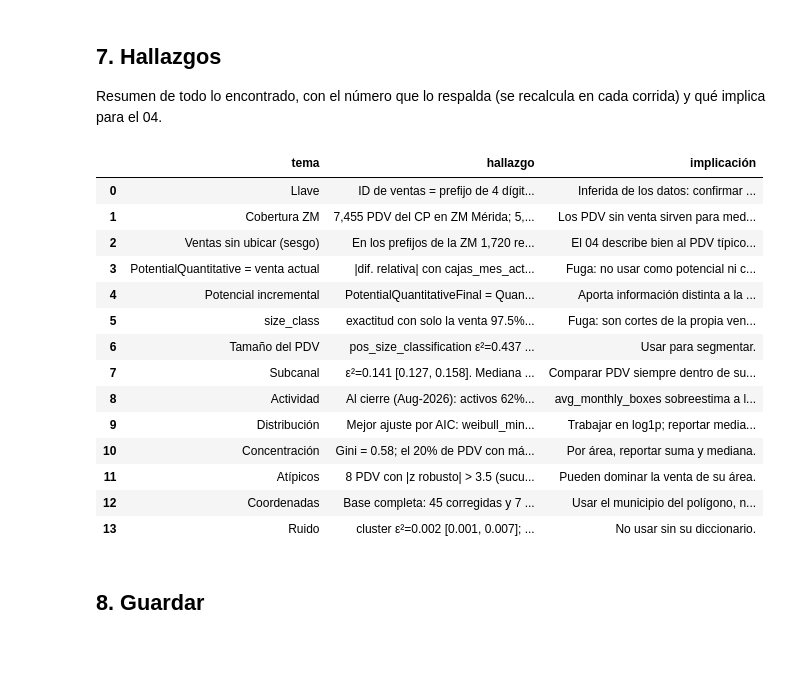
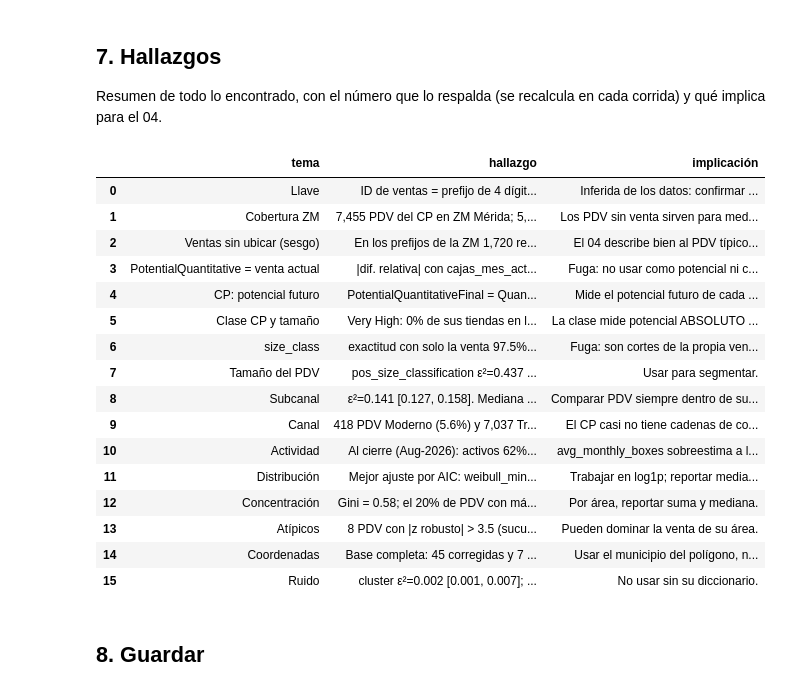
Before and after one commit to asuskf-kin/mx-retail-geodemographics, a Jupyter notebook: notebooks/ejecutados/merida/00_ventas_cp_validacion.ipynb, the cells around one changed output. Cells and saved outputs as stored; diff of their text form; code cells hidden in the pictures; blank space fills up the shorter version.

```diff
--- a/notebooks/ejecutados/merida/00_ventas_cp_validacion.ipynb
+++ b/notebooks/ejecutados/merida/00_ventas_cp_validacion.ipynb
@@ -337,7 +357,7 @@ pdv["tasa_actividad"] = (pdv.meses_activos / pdv.meses_vida).clip(upper=1)
 pdv["recencia_meses"] = meses(pdv.ultima_venta, cierre)
 pdv["estado_actividad"] = pd.cut(pdv.recencia_meses, [-1, 0, 2, 99], labels=["activo", "en riesgo (1-2 m)", "inactivo (3+ m)"])
 pdv["alta_reciente"] = pdv.primera_venta > fin - pd.DateOffset(months=6)
-pdv = pdv.join(cp.set_index("pos_id")[["pos_name", "pos_subchannel", "pos_size_classification"]])
+pdv = pdv.join(cp.set_index("pos_id")[["pos_name", "pos_subchannel", "pos_size_classification", "cadena", "canal"]])
 print(f"Cierre de la ventana: {fin.date()} | PDV con venta, en CP y en {C.ZM_NOMBRE}: {len(pdv):,}")
 display(pdv.estado_actividad.value_counts().to_frame("PDV"))
 # %% [output]
@@ -463,0 +490,17 @@ display(pd.DataFrame({"S(t) total": hitos, **{k: v.reindex(range(1, 24)).ffill()
+# %%
+cp_zm = cp[cp.en_zm]
+canal_tab = pd.crosstab([cp_zm.canal, cp_zm.pos_subchannel], cp_zm.pos_id.isin(pdv.index).rename("con venta"), margins=True)
+display(canal_tab)
+display(cp_zm[cp_zm.canal == "Moderno"].groupby("cadena").agg(PDV=("pos_id", "size"), con_venta=("pos_id", lambda x: x.isin(pdv.index).sum()))
+        .sort_values("PDV", ascending=False))
+comp_canal = []
+for sc, g in pdv.groupby("pos_subchannel"):
+    mo, tr = g.loc[g.canal == "Moderno", "cajas_mes_vida"], g.loc[g.canal == "Tradicional", "cajas_mes_vida"]
+    if len(mo) >= 20 and len(tr) >= 20:
+        comp_canal.append({"subcanal": sc, "n Moderno": len(mo), "n Tradicional": len(tr), "mediana Moderno": mo.median(),
+                           "mediana Tradicional": tr.median(), "cliff_delta (M vs T)": eda.cliff_delta(mo, tr),
+                           "p": stats.mannwhitneyu(mo, tr).pvalue})
+comp_canal = pd.DataFrame(comp_canal)
+if len(comp_canal):
+    comp_canal["q_BH"] = stats.false_discovery_control(comp_canal.p, method="bh")
+display(comp_canal)
@@ -474,7 +549,7 @@ display(red)
 x = cp.set_index("pos_id")
 print("Identidad PotentialQuantitativeFinal = Quantitative × EstimatedToCover:",
       bool(np.allclose(x.PotentialQuantitativeFinal_TotalPortafolio, x.PotentialQuantitative_TotalPortafolio * x.PotentialEstimatedToCover_TotalPortafolio, equal_nan=True)))
-cruce = pdv.join(x.drop(columns=["pos_name", "pos_subchannel", "pos_size_classification"]), how="left")
+cruce = pdv.join(x.drop(columns=["pos_name", "pos_subchannel", "pos_size_classification", "cadena", "canal"]), how="left")
 rel = (cruce.PotentialQuantitative_TotalPortafolio / cruce.cajas_mes_activo - 1).abs()
 print(f"PotentialQuantitative vs cajas_mes_activo: |diferencia relativa| mediana {rel.median():.4f}, p95 {rel.quantile(.95):.4f}; "
       f"idénticas (±0.01 cajas) en {np.isclose(cruce.PotentialQuantitative_TotalPortafolio, cruce.cajas_mes_activo, atol=0.011).mean():.1%}")
@@ -523,0 +607,12 @@ display(cruce.groupby("size_class").cajas_mes_activo.agg(["count", "min", "max"]
+# %%
+dec = pd.qcut(cruce.cajas_mes_activo.rank(method="first"), 10, labels=[f"D{i}" for i in range(1, 11)])
+t_cls = pd.crosstab(dec, cruce.PotentialQualitative_TotalPortafolio).reindex(columns=["Low", "Moderate", "High", "Very High"]).fillna(0).astype(int)
+chi = stats.chi2_contingency(t_cls)
+vh_inf = t_cls.loc[[f"D{i}" for i in range(1, 6)], "Very High"].sum() / t_cls["Very High"].sum()
+etc = cruce[["PotentialEstimatedToCover_TotalPortafolio", "cajas_mes_activo"]].dropna()
+rho_etc = stats.spearmanr(etc.iloc[:, 0], etc.iloc[:, 1])
+rho_fin = stats.spearmanr(*cruce[["PotentialQuantitativeFinal_TotalPortafolio", "cajas_mes_activo"]].dropna().T.values)
+clase_tamano = (f"Very High: {vh_inf:.0%} de sus tiendas en la mitad inferior de venta (D1–D5); χ² p = {chi.pvalue:.0e}, "
+                f"V de Cramér = {eda.cramer_v(t_cls):.2f}. Potencial final vs venta ρ = {rho_fin[0]:+.2f}; brecha relativa vs venta ρ = {rho_etc[0]:+.2f}.")
+print(clase_tamano)
+display(t_cls)
@@ -709,50 +821,60 @@ hallazgos = pd.DataFrame([
     ("PotentialQuantitative = venta actual", f"|dif. relativa| con cajas_mes_activo: mediana {rel.median():.4f}; idénticas en "
                                              f"{np.isclose(cruce.PotentialQuantitative_TotalPortafolio, cruce.cajas_mes_activo, atol=0.011).mean():.1%}.",
      "Fuga: no usar como potencial ni como predictor."),
-    ("Potencial incremental", f"PotentialQuantitativeFinal = Quantitative × EstimatedToCover; {rho('PotentialQuantitativeFinal_TotalPortafolio')} con la venta y "
+    ("CP: potencial futuro", f"PotentialQuantitativeFinal = Quantitative × EstimatedToCover; {rho('PotentialQuantitativeFinal_TotalPortafolio')} con la venta y "
                               f"dentro de subcanal: {rng_estr('PotentialQuantitativeFinal_TotalPortafolio')}.",
-     "Aporta información distinta a la venta; usarlo por subcanal (no es comparable entre subcanales)."),
+     "Mide el potencial futuro de cada cliente frente a su comparable: variable de CLASIFICACIÓN (clase Very High → Low), no decisiva. En el 05 acompaña a los clústeres Golden Stores."),
+    ("Clase CP y tamaño", clase_tamano,
+     "La clase mide potencial ABSOLUTO (venta actual × brecha): las clases altas solo aparecen en tiendas que ya venden. Sigue siendo variable de "
+     "clasificación; para comparar tiendas de distinto tamaño usar la brecha relativa (PotentialEstimatedToCover), que va en el Excel del 05."),
     ("size_class", f"{acc('size_class')} (línea base {fuga.set_index('columna').loc['size_class', 'línea base (clase mayoritaria)']:.0%}); {eps('size_class')}.",
      "Fuga: son cortes de la propia venta. No usar."),
     ("Tamaño del PDV", f"pos_size_classification {eps('pos_size_classification')}; {acc('pos_size_classification')}; existe para todo el CP.", "Usar para segmentar."),
     ("Subcanal", f"{eps('pos_subchannel')}. Mediana de cajas/mes: " + " · ".join(f"{k_.title()} {v_:.1f}" for k_, v_ in sub.items()) +
                  f". Mayor diferencia: {par_top.A.title()} vs {par_top.B.title()} (δ = {par_top.cliff_delta:+.2f}, {par_top.efecto}).",
      "Comparar PDV siempre dentro de su subcanal."),
+    ("Canal", f"{(cp_zm.canal == 'Moderno').sum():,} PDV Moderno ({(cp_zm.canal == 'Moderno').mean():.1%}) y {(cp_zm.canal == 'Tradicional').sum():,} Tradicional en la ZM. "
+              f"Moderno = " + ", ".join(f"{k} {v}" for k, v in cp_zm[cp_zm.canal == 'Moderno'].cadena.value_counts().head(5).items()) + ". "
+              + ("Dentro de subcanal: " + "; ".join(f"{r['subcanal'].title()} mediana M {r['mediana Moderno']:.1f} vs T {r['mediana Tradicional']:.1f} (δ = {r['cliff_delta (M vs T)']:+.2f})"
+                                                    for _, r in comp_canal.iterrows()) if len(comp_canal) else ""),
+     "El CP casi no tiene cadenas de conveniencia/autoservicio (OXXO, Walmart): probablemente son cuentas clave fuera del CP (ver 'Ventas sin ubicar')."),
     ("Actividad", f"Al cierre ({fin:%b-%Y}): activos {act.get('activo', 0):.0%} · en riesgo {act.get('en riesgo (1-2 m)', 0):.0%} · "
                   f"inactivos {act.get('inactivo (3+ m)', 0):.0%}. Kaplan-Meier: S(6 m) = {hitos.loc[6]:.2f}, S(12 m) = {hitos.loc[12]:.2f}, S(23 m) = {hitos.loc[23]:.2f}.",
      "avg_monthly_boxes sobreestima a los inactivos: usar cajas_mes_vida."),
     ("Distribución", f"Mejor ajuste por AIC: {mejor.familia} (siguiente a ΔAIC = {ajuste.ΔAIC.iloc[1]:.0f}); Box-Cox λ = {lam:.2f} (≈ log). "
                      f"Hill α ≈ {meseta.median():.2f} (entre {curva_hill.min():.2f} y {curva_hill.max():.2f} según k): cola en el límite de varianza infinita.",
      "Trabajar en log1p; reportar medianas con IC, no medias ± sd."),
     ("Concentración", f"Gini = {uni.loc['cajas_mes_vida', 'gini']:.2f}; el 20% de PDV con más venta hace {uni.loc['cajas_mes_vida', 'cuota_top20%']:.0f}% del volumen; "
                       f"mediana {uni.loc['cajas_mes_vida', 'mediana']:.2f} cajas/mes (IC95 {uni.loc['cajas_mes_vida', 'mediana_IC95']}).",
      "Por área, reportar suma y mediana."),
     ("Atípicos", f"{int(pdv.atipico_volumen.sum())} PDV con |z robusto| > 3.5 (sucursales de cadenas de farmacias): reales, se conservan marcados.",
      "Pueden dominar la venta de su área."),
     ("Coordenadas", f"Base completa: {(cp_total_estado == 'corregida').sum()} corregidas y {(cp_total_estado != 'original').sum() - (cp_total_estado == 'corregida').sum()} descartadas. "
                     f"En la ZM, {int((cp.municipio_mg.str.upper() != cp.pos_city.str.upper().str.replace('MERIDA', 'MÉRIDA')).sum()):,} PDV tienen pos_city distinto al municipio real "
                     f"y {int(dup.sum()):,} comparten coordenadas exactas con otro PDV.",
      "Usar el municipio del polígono, no pos_city."),
     ("Ruido", f"cluster {eps('cluster')}; area {rho('area')}.", "No usar sin su diccionario."),
 ], columns=["tema", "hallazgo", "implicación"])
 with pd.option_context("display.max_colwidth", None):
     display(hallazgos)
 # %% [output]
 |  | tema | hallazgo | implicación |
 | 0 | Llave | ID de ventas = prefijo de 4 dígit... | Inferida de los datos: confirmar ... |
 | 1 | Cobertura ZM | 7,455 PDV del CP en ZM Mérida; 5,... | Los PDV sin venta sirven para med... |
 | 2 | Ventas sin ubicar (sesgo) | En los prefijos de la ZM 1,720 re... | El 04 describe bien al PDV típico... |
 | 3 | PotentialQuantitative = venta actual | |dif. relativa| con cajas_mes_act... | Fuga: no usar como potencial ni c... |
-| 4 | Potencial incremental | PotentialQuantitativeFinal = Quan... | Aporta información distinta a la ... |
-| 5 | size_class | exactitud con solo la venta 97.5%... | Fuga: son cortes de la propia ven... |
-| 6 | Tamaño del PDV | pos_size_classification ε²=0.437 ... | Usar para segmentar. |
-| 7 | Subcanal | ε²=0.141 [0.127, 0.158]. Mediana ... | Comparar PDV siempre dentro de su... |
-| 8 | Actividad | Al cierre (Aug-2026): activos 62%... | avg_monthly_boxes sobreestima a l... |
-| 9 | Distribución | Mejor ajuste por AIC: weibull_min... | Trabajar en log1p; reportar media... |
-| 10 | Concentración | Gini = 0.58; el 20% de PDV con má... | Por área, reportar suma y mediana. |
-| 11 | Atípicos | 8 PDV con |z robusto| > 3.5 (sucu... | Pueden dominar la venta de su área. |
-| 12 | Coordenadas | Base completa: 45 corregidas y 7 ... | Usar el municipio del polígono, n... |
-| 13 | Ruido | cluster ε²=0.002 [0.001, 0.007]; ... | No usar sin su diccionario. |
+| 4 | CP: potencial futuro | PotentialQuantitativeFinal = Quan... | Mide el potencial futuro de cada ... |
+| 5 | Clase CP y tamaño | Very High: 0% de sus tiendas en l... | La clase mide potencial ABSOLUTO ... |
+| 6 | size_class | exactitud con solo la venta 97.5%... | Fuga: son cortes de la propia ven... |
+| 7 | Tamaño del PDV | pos_size_classification ε²=0.437 ... | Usar para segmentar. |
+| 8 | Subcanal | ε²=0.141 [0.127, 0.158]. Mediana ... | Comparar PDV siempre dentro de su... |
+| 9 | Canal | 418 PDV Moderno (5.6%) y 7,037 Tr... | El CP casi no tiene cadenas de co... |
+| 10 | Actividad | Al cierre (Aug-2026): activos 62%... | avg_monthly_boxes sobreestima a l... |
+| 11 | Distribución | Mejor ajuste por AIC: weibull_min... | Trabajar en log1p; reportar media... |
+| 12 | Concentración | Gini = 0.58; el 20% de PDV con má... | Por área, reportar suma y mediana. |
+| 13 | Atípicos | 8 PDV con |z robusto| > 3.5 (sucu... | Pueden dominar la venta de su área. |
+| 14 | Coordenadas | Base completa: 45 corregidas y 7 ... | Usar el municipio del polígono, n... |
+| 15 | Ruido | cluster ε²=0.002 [0.001, 0.007]; ... | No usar sin su diccionario. |
 # %% [markdown]
 ## 8. Guardar
 # %%
```
Also changed, not shown: parts of 9 cells of this notebook, 38 other files.
